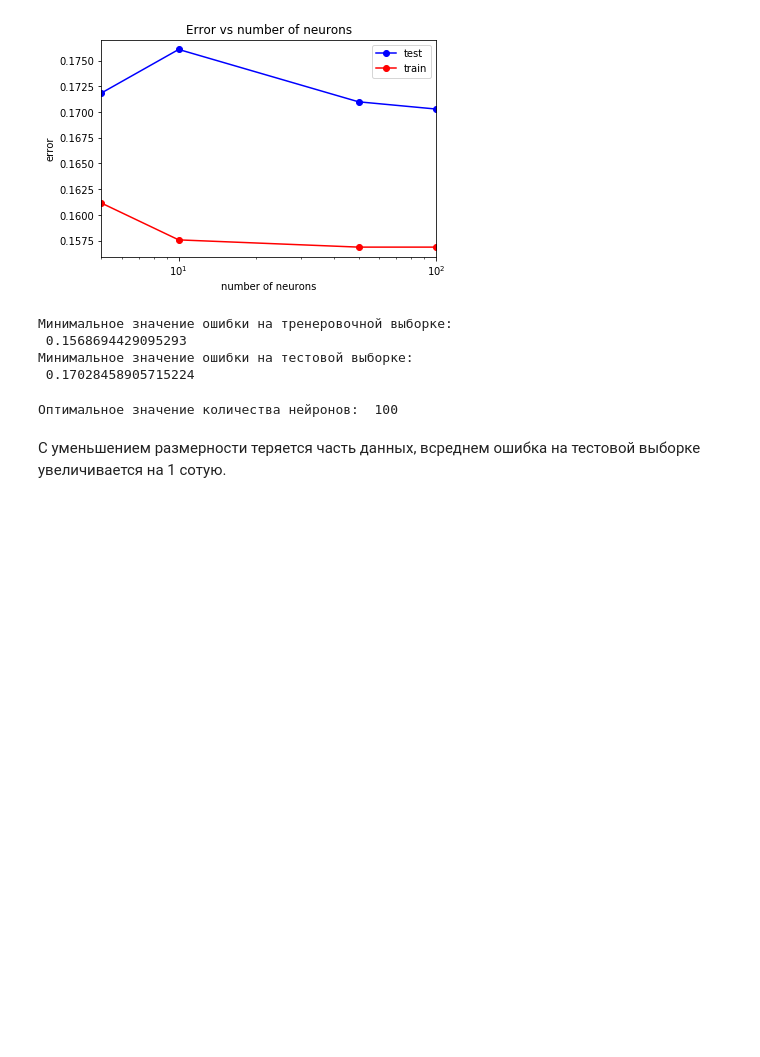
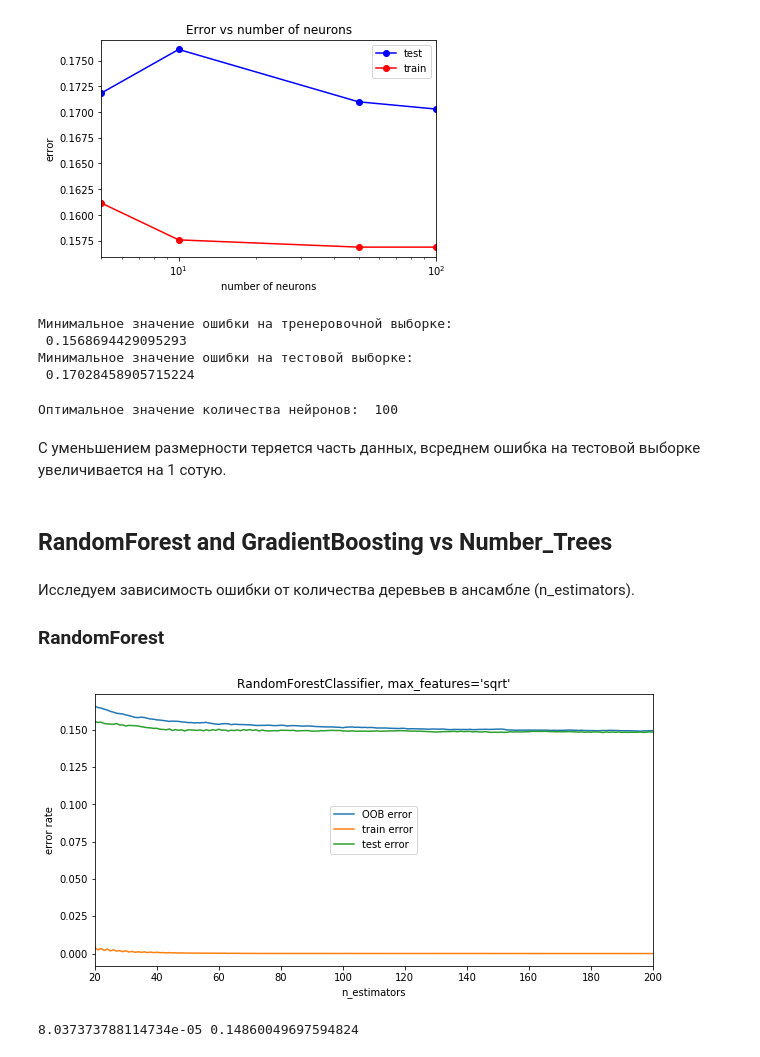
Before and after one commit to JuliaRS/MachineLearning, a Jupyter notebook: Rain_in_Australia.ipynb, the cells around one changed output. Drawn from its saved outputs; the diff is of its cells as text; code cells hidden in the pictures; blank space fills up the shorter version.

```diff
--- a/Rain_in_Australia.ipynb
+++ b/Rain_in_Australia.ipynb
@@ -674,7 +674,7 @@ print(err_train, err_test)
 ### Random Forest
 # %%
 from sklearn import ensemble
-rf = ensemble.RandomForestClassifier(n_estimators = 1000)
+rf = ensemble.RandomForestClassifier(n_estimators = 200, max_features="sqrt", random_state=13)
 rf.fit(X_train, y_train)
 
 y_test_predict = rf.predict(X_test)
@@ -1490,3 +1490,9 @@ print("Оптимальное значение количества нейрон
 Оптимальное значение количества нейронов:  100
 # %% [markdown]
 С уменьшением размерности теряется часть данных, всреднем ошибка на тестовой выборке увеличивается на 1 сотую.
+# %% [markdown]
+## RandomForest and GradientBoosting vs Number_Trees
+# %% [markdown]
+Исследуем зависимость ошибки от количества деревьев в ансамбле (n_estimators).
+
+### RandomForest
@@ -1492,0 +1534,35 @@ print("Оптимальное значение количества нейрон
+# %%
+plt.figure(figsize=(10,5))
+# Generate the "OOB error rate" vs. "n_estimators" plot.
+for label, clf_err in error_rate.items():
+    xs, ys = zip(*clf_err)
+    plt.title(label)
+    plt.plot(xs, ys, label="OOB error")
+
+for label, clf_err in err_train.items():
+    xs, ys = zip(*clf_err)
+    plt.plot(xs, ys, label="train error")
+
+for label, clf_err in err_test.items():
+    xs, ys = zip(*clf_err)
+    plt.plot(xs, ys, label="test error")
+
+plt.xlim(min_estimators, max_estimators)
+plt.xlabel("n_estimators")
+plt.ylabel("error rate")
+plt.legend(loc="center")
+plt.show()
+# %% [output]
+[figure, added]
+# %%
+rf = ensemble.RandomForestClassifier(n_estimators = 200, max_features="sqrt", random_state=13)
+rf.fit(X_train, y_train)
+
+y_test_predict = rf.predict(X_test)
+
+err_train = np.mean(y_train != rf.predict(X_train))
+err_test  = np.mean(y_test  != y_test_predict)
+
+print(err_train, err_test)
+# %% [output]
+8.037373788114734e-05 0.14860049697594824
```
Also changed, not shown: parts of 18 cells of this notebook.
